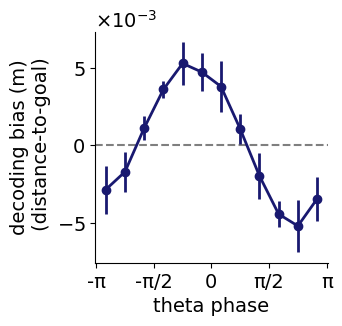
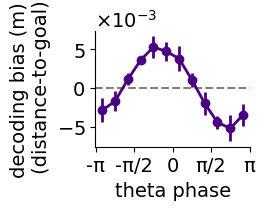
Unified diff of the notebook cell whose output changed from the first chart to the second:
--- before
+++ after
@@ -1,2 +1,4 @@
-f, ax = plt.subplots(1, 1, figsize=(3, 3))
+reload(tmd)
+f4, ax = plt.subplots(1, 1, figsize=(2, 1.5))
 tmd.plot_decoding_theta_bias(theta_mod_decoding, ax=ax, print_stats=True)
+f4.savefig("../results/distance_to_goal/figures/main/theta_mod_distance_decoding.pdf")

Commit: lfp traces for theta mod figures